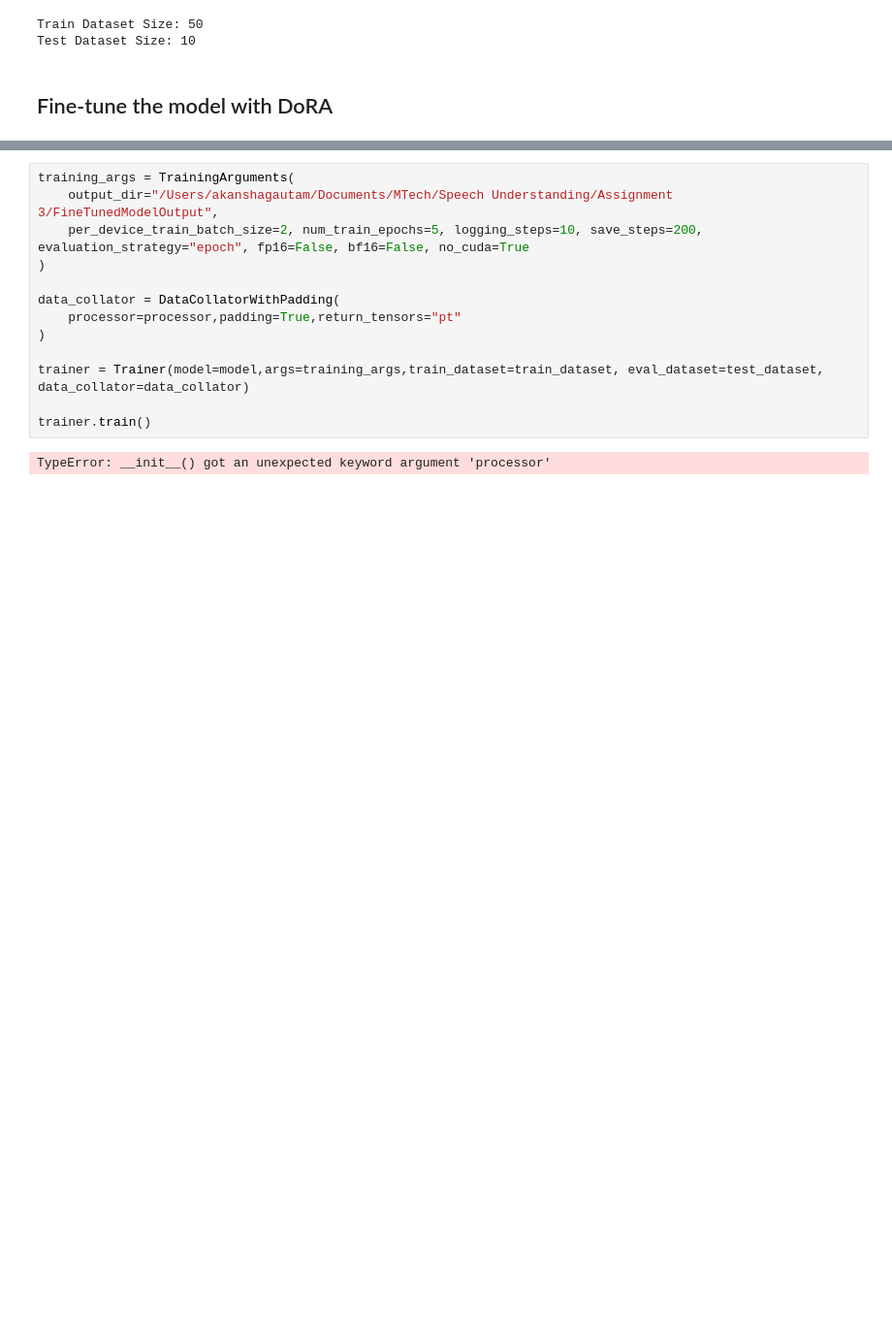
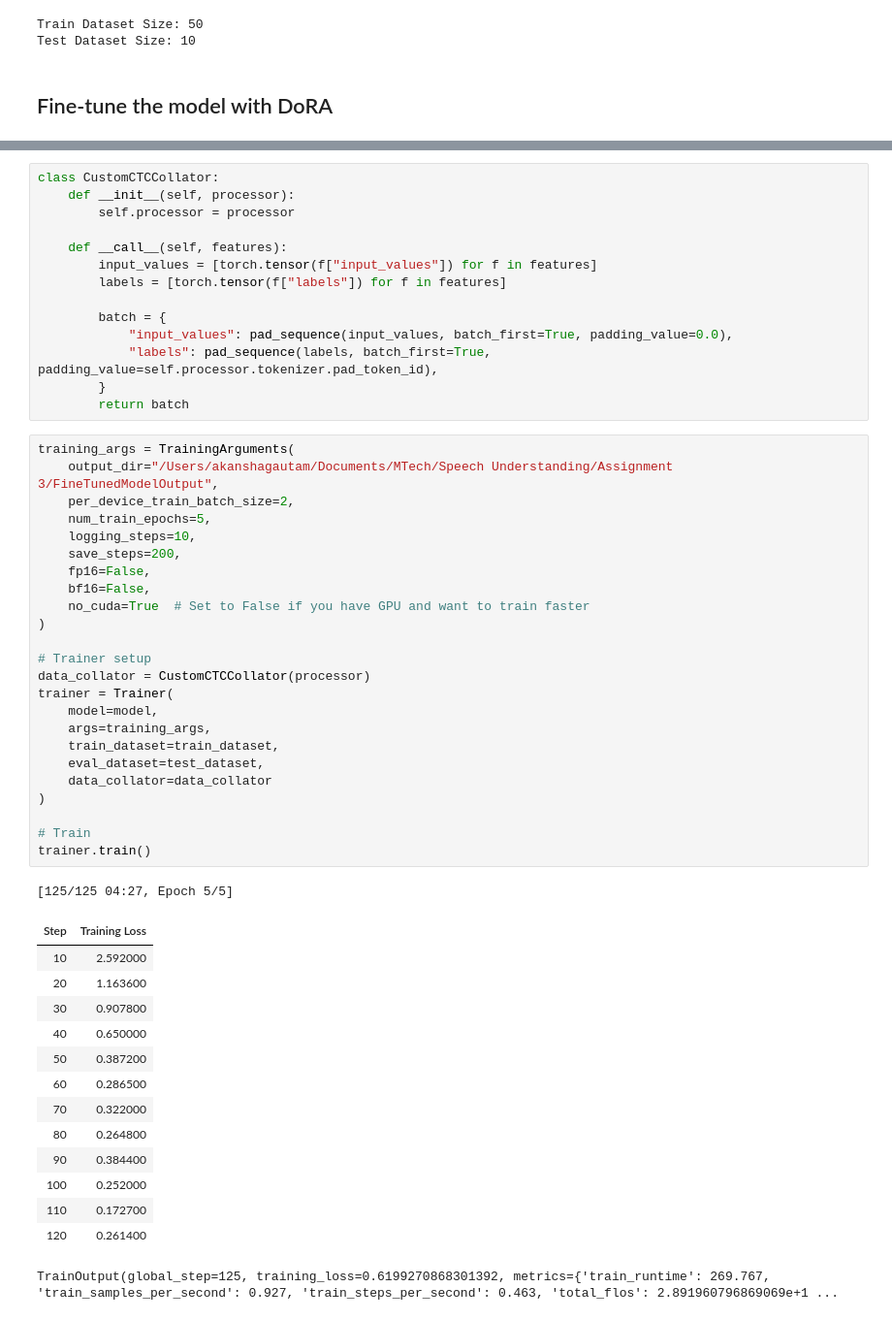
Before and after one commit to akansha-gautam-m23csa506/Speech-Understanding-PA3, a Jupyter notebook: BonusQuestion.ipynb, the cells around one changed output, grey strips where cells are left out. Shown: that part at 97% size. Saved outputs shown, nothing was run; the diff lists cells and outputs as text; blank space fills up the shorter version.

```diff
--- a/BonusQuestion.ipynb
+++ b/BonusQuestion.ipynb
@@ -169,16 +178,55 @@ trainable params: 331,776 || all params: 154,920,576 || trainable%: 0.2142
+# %%
+class CustomCTCCollator:
+    def __init__(self, processor):
+        self.processor = processor
+
+    def __call__(self, features):
+        input_values = [torch.tensor(f["input_values"]) for f in features]
+        labels = [torch.tensor(f["labels"]) for f in features]
+
+        batch = {
+            "input_values": pad_sequence(input_values, batch_first=True, padding_value=0.0),
+            "labels": pad_sequence(labels, batch_first=True, padding_value=self.processor.tokenizer.pad_token_id),
+        }
+        return batch
 # %%
 training_args = TrainingArguments(
     output_dir="/Users/akanshagautam/Documents/MTech/Speech Understanding/Assignment 3/FineTunedModelOutput",
-    per_device_train_batch_size=2, num_train_epochs=5, logging_steps=10, save_steps=200, evaluation_strategy="epoch", fp16=False, bf16=False, no_cuda=True
+    per_device_train_batch_size=2,
+    num_train_epochs=5,
+    logging_steps=10,
+    save_steps=200,
+    fp16=False,
+    bf16=False,
+    no_cuda=True  # Set to False if you have GPU and want to train faster
 )
 
-data_collator = DataCollatorWithPadding(
-    processor=processor,padding=True,return_tensors="pt"
+# Trainer setup
+data_collator = CustomCTCCollator(processor)
+trainer = Trainer(
+    model=model,
+    args=training_args,
+    train_dataset=train_dataset,
+    eval_dataset=test_dataset,
+    data_collator=data_collator
 )
 
-trainer = Trainer(model=model,args=training_args,train_dataset=train_dataset, eval_dataset=test_dataset, data_collator=data_collator)
-
+# Train
 trainer.train()
 # %% [output]
-TypeError: __init__() got an unexpected keyword argument 'processor'
+[125/125 04:27, Epoch 5/5]
+| Step | Training Loss |
+| 10 | 2.592000 |
+| 20 | 1.163600 |
+| 30 | 0.907800 |
+| 40 | 0.650000 |
+| 50 | 0.387200 |
+| 60 | 0.286500 |
+| 70 | 0.322000 |
+| 80 | 0.264800 |
+| 90 | 0.384400 |
+| 100 | 0.252000 |
+| 110 | 0.172700 |
+| 120 | 0.261400 |
+TrainOutput(global_step=125, training_loss=0.6199270868301392, metrics={'train_runtime': 269.767, 'train_samples_per_second': 0.927, 'train_steps_per_second': 0.463, 'total_flos': 2.891960796869069e+1 ...
 # %%
```
Also changed, not shown: parts of 6 cells of this notebook.
